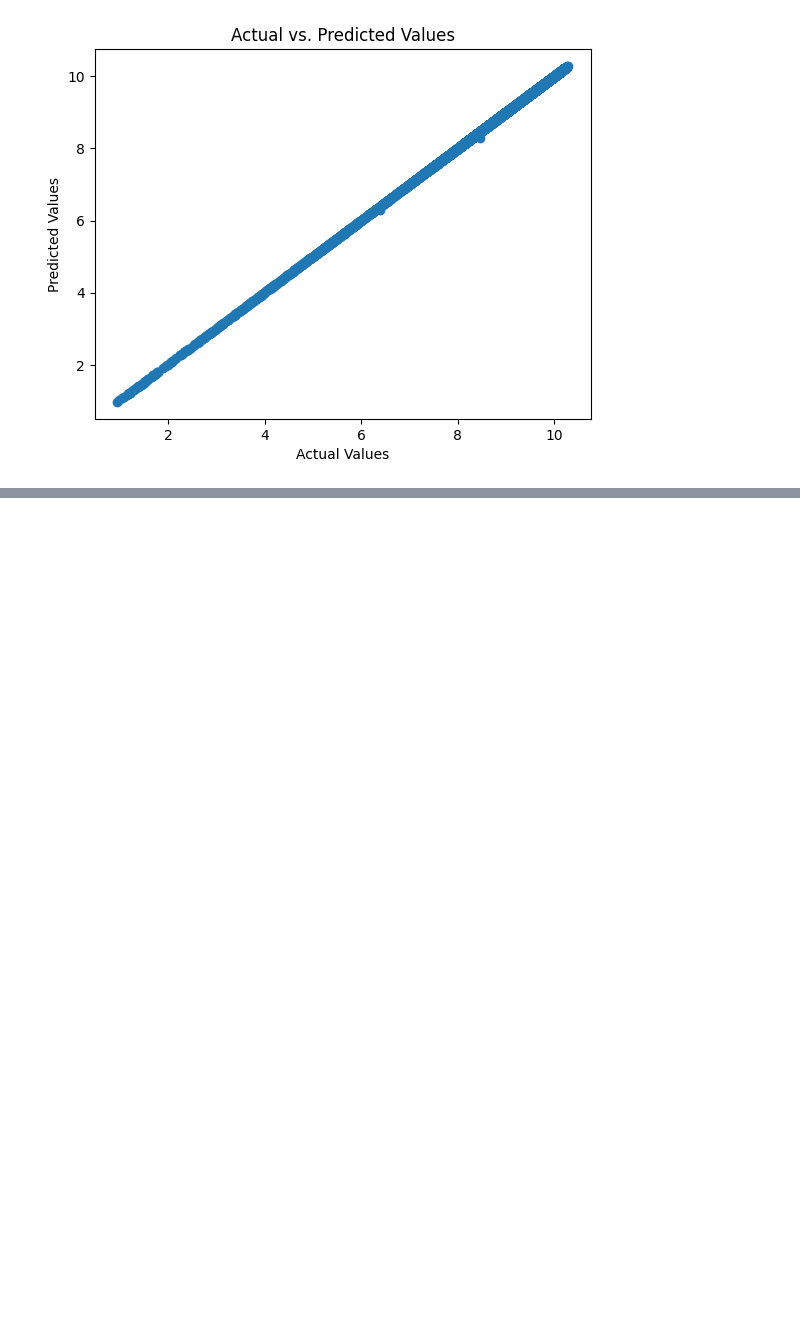
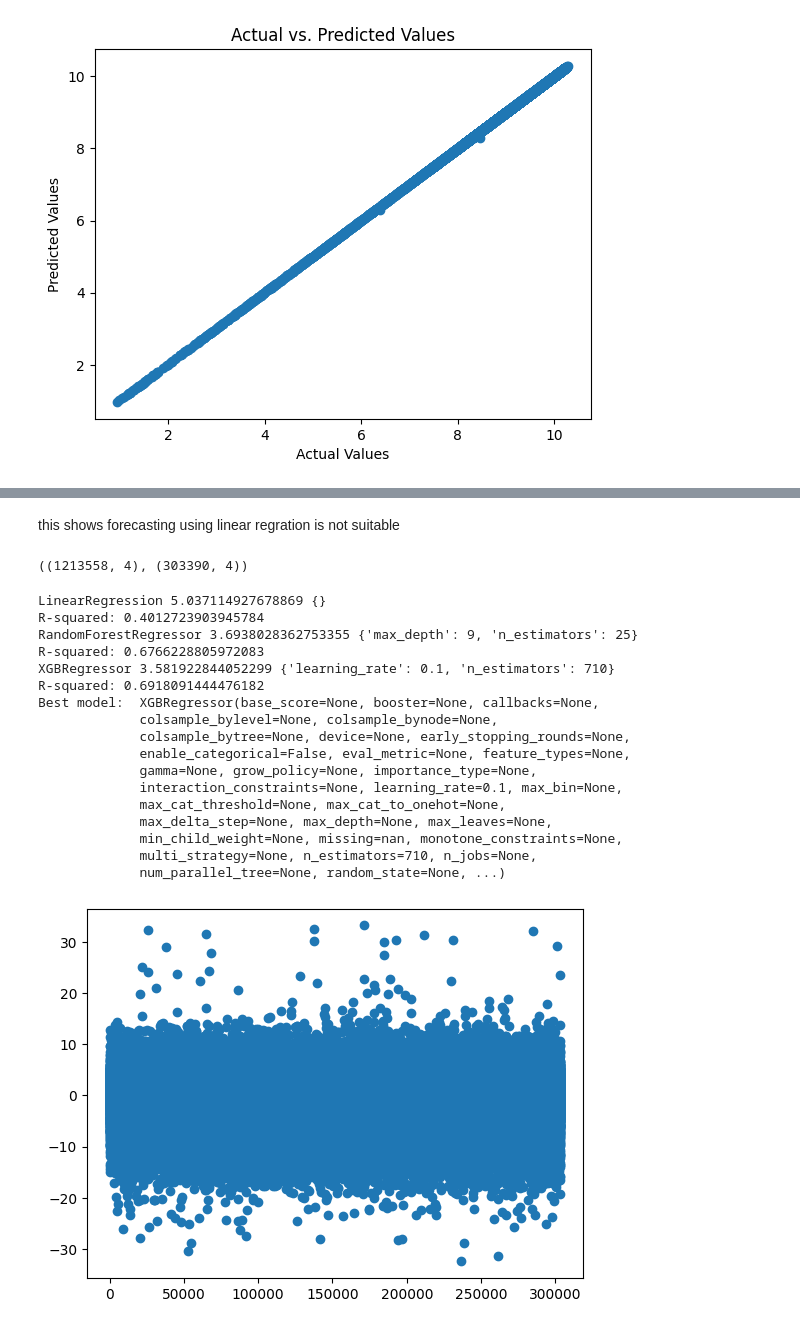
Before and after one commit to Maulik2493/IT496-T18, a Jupyter notebook: 202101489_Sameer_Sonara/202101489_Sameer_Sonara.ipynb, the cells around one changed output, grey strips where cells are left out. Cells and saved outputs as stored; diff of their text form; code cells hidden in the pictures; blank space fills up the shorter version.

```diff
--- a/202101489_Sameer_Sonara/202101489_Sameer_Sonara.ipynb
+++ b/202101489_Sameer_Sonara/202101489_Sameer_Sonara.ipynb
@@ -212,0 +319,27 @@ plt.show()
+# %% [markdown]
+this shows forecasting using linear regration is not suitable
+# %%
+from sklearn.metrics import mean_squared_error, mean_absolute_error
+
+# Models-------------------------
+from sklearn.linear_model import LinearRegression
+from sklearn.ensemble import RandomForestRegressor
+from sklearn.ensemble import GradientBoostingRegressor
+from xgboost import XGBRegressor
+from sklearn import preprocessing
+data_df= data0[["TP3","DV_pressure","Reservoirs","Motor_current"]]
+X_train, X_test, y_train, y_test = train_test_split(data_df,data0["Oil_temperature"], test_size=0.2, random_state=42)
+
+size_scaler = preprocessing.StandardScaler().fit(X_train)
+X_train_scaled = size_scaler.transform(X_train)
+X_test_scaled = size_scaler.transform(X_test)
+X_train_scaled.shape, X_test_scaled.shape
+# %% [output]
+((1213558, 4), (303390, 4))
+# %%
+model_dict = {
+    'LinearRegression': {"model": LinearRegression(), "params": {}},
+    'RandomForestRegressor': {"model": RandomForestRegressor(random_state=42),
+                     "params": {'n_estimators': list(range(5, 50, 5)), 'max_depth': list(range(1, 10, 2))}},
+    'XGBRegressor': {"model": XGBRegressor(), "params": {'n_estimators': list(range(10, 800, 100)), 'learning_rate': [0.001, 0.01, 0.1]}}
+}
@@ -212,0 +395,21 @@ plt.show()
+# %%
+model_results = eval_models()
+# %% [output]
+LinearRegression 5.037114927678869 {}
+R-squared: 0.4012723903945784
+RandomForestRegressor 3.6938028362753355 {'max_depth': 9, 'n_estimators': 25}
+R-squared: 0.6766228805972083
+XGBRegressor 3.581922844052299 {'learning_rate': 0.1, 'n_estimators': 710}
+R-squared: 0.6918091444476182
+Best model:  XGBRegressor(base_score=None, booster=None, callbacks=None,
+             colsample_bylevel=None, colsample_bynode=None,
+             colsample_bytree=None, device=None, early_stopping_rounds=None,
+             enable_categorical=False, eval_metric=None, feature_types=None,
+             gamma=None, grow_policy=None, importance_type=None,
+             interaction_constraints=None, learning_rate=0.1, max_bin=None,
+             max_cat_threshold=None, max_cat_to_onehot=None,
+             max_delta_step=None, max_depth=None, max_leaves=None,
+             min_child_weight=None, missing=nan, monotone_constraints=None,
+             multi_strategy=None, n_estimators=710, n_jobs=None,
+             num_parallel_tree=None, random_state=None, ...)
+[figure, added]
```
Also changed, not shown: parts of 6 cells of this notebook.
